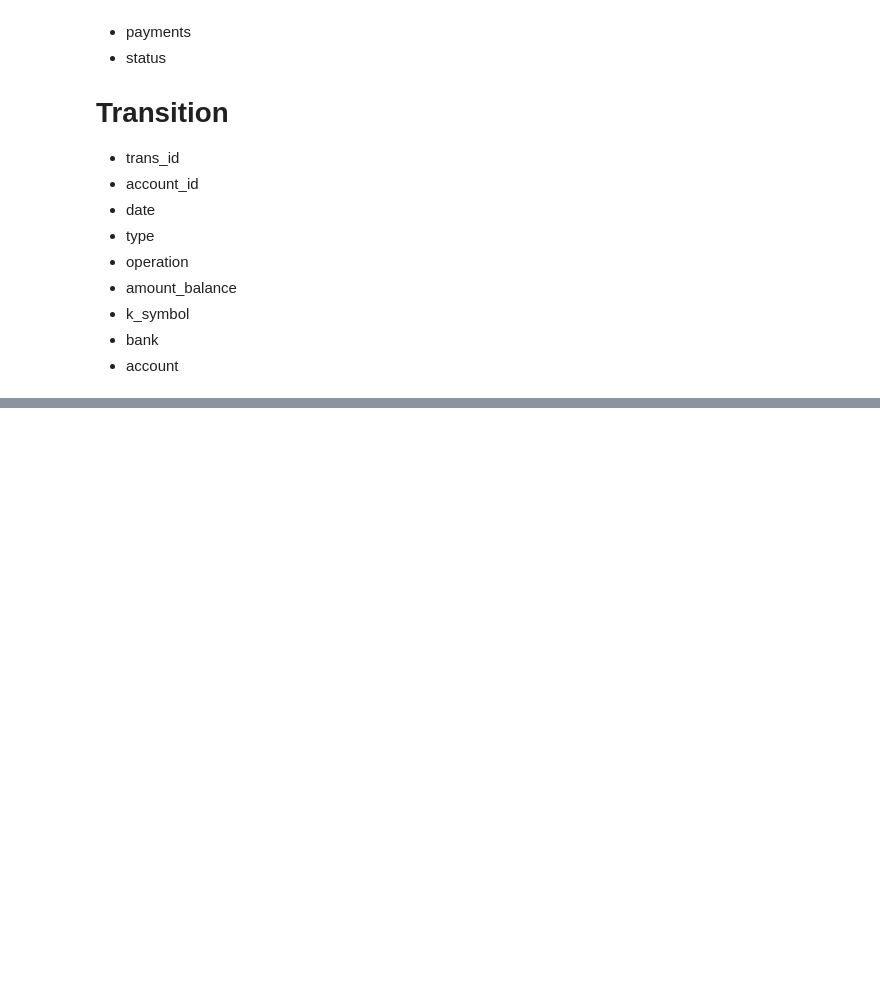
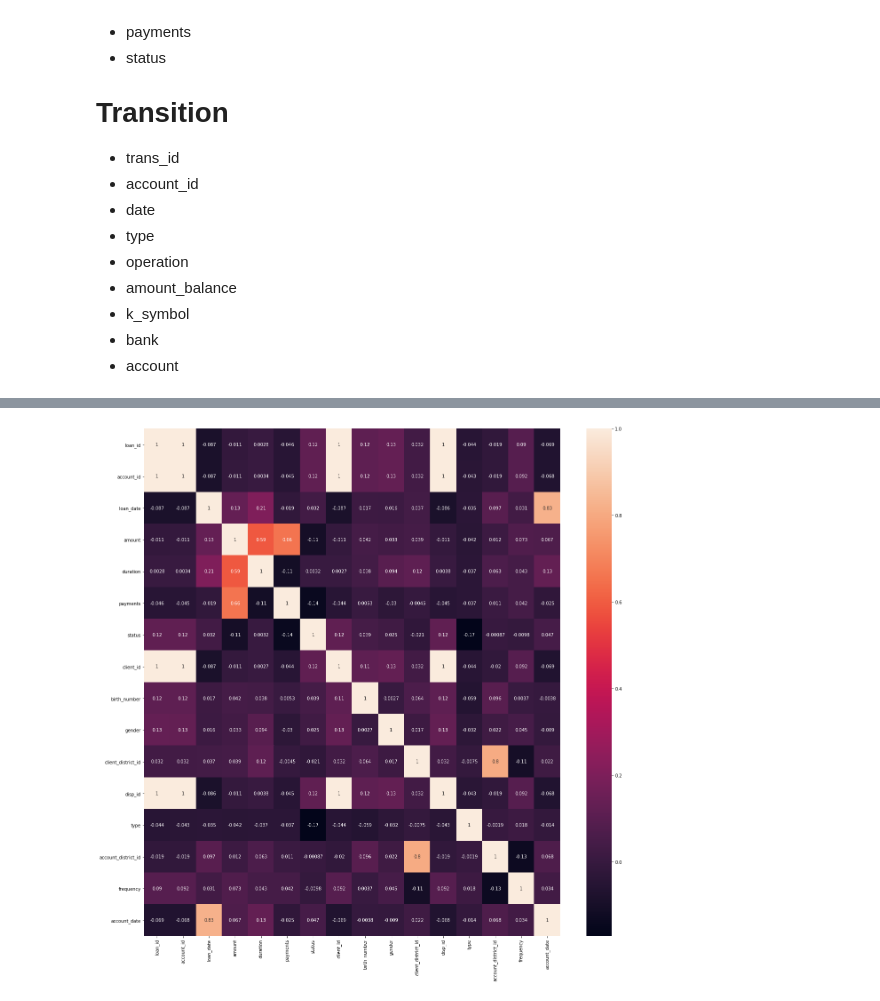
Before and after one commit to RicardoBoia2017/FEUP_ECAC, a Jupyter notebook: Project.ipynb, the cells around one changed output, grey strips where cells are left out. Cells and saved outputs as stored; diff of their text form; code cells hidden in the pictures; blank space fills up the shorter version.

Commit message:
Corr :D

```diff
--- a/Project.ipynb
+++ b/Project.ipynb
@@ -88,4 +88,4 @@ def getLoansInfo(loan_df):
 # %%
 renameColumns()
 loans = getLoansInfo(loan_train)
-loans
+loans_test = getLoansInfo(loan_test)
@@ -106,12 +168,13 @@ loans
 # %%
-from sklearn import tree
-X_train = loan_train.drop(columns='status')
-y_train = loan_train['status'].copy()
-clf = tree.DecisionTreeClassifier()
-clf = clf.fit(X_train, y_train)
+#from sklearn import tree
 
-X_test = loan_test.drop(columns='status')
-y_test = clf.predict(X_test)
+#X_train = df.drop(columns='status')
+#y_train = loan['status'].copy()
+#clf = tree.DecisionTreeClassifier()
+#clf = clf.fit(X, y)
+
+#X_test = loan_test.drop(columns='status')
+#y_test = clf.predict(X_test)
 # %%
 predict_loan = {'Id': X_test["loan_id"], 'Predicted': y_test}
 df = pd.DataFrame(data=predict_loan)
@@ -159,7 +197,8 @@ find_best_params_kfold(tree.DecisionTreeClassifier(random_state=0), X_train, y_t
 # %%
-classifier_cart = tree.DecisionTreeClassifier(max_depth=4, min_samples_split=5, random_state=0)
-classifier_cart = classifier_cart.fit(X_train, y_train)
+classifier_cart = DecisionTreeClassifier(max_depth=2, min_samples_split=9, random_state=0)
+classifier_cart = classifier_cart.fit(X, y)
 
 y_test_cart = classifier_cart.predict(X_test)
-df = pd.DataFrame(data={'Id': X_test["loan_id"], 'Predicted': y_test_cart})
-df.to_csv('loan_predict_cart.csv', index=False)
+
+#df_pred = pd.DataFrame(data={'Id': X_test["loan_id"], 'Predicted': y_test_cart})
+#df_pred.to_csv('loan_pred_1.csv', index=False)
@@ -227,0 +265,5 @@ def cross_validationScores(modelName, model, X, y, n_folds=10):
+# %%
+ax = plt.subplots(figsize=(21, 21))
+ax = sns.heatmap(df.corr(), annot= True)
+# %% [output]
+[figure, added]
```
Also changed, not shown: parts of 18 cells of this notebook.
